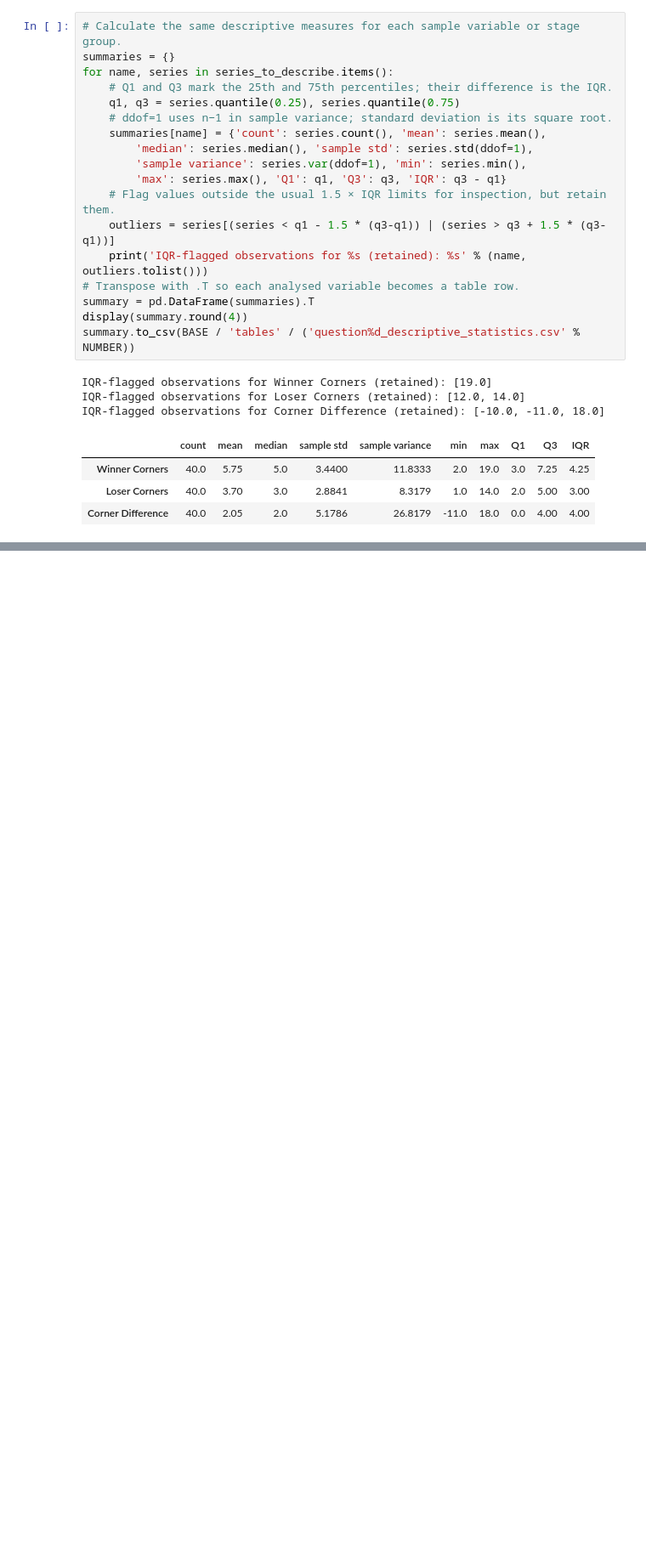
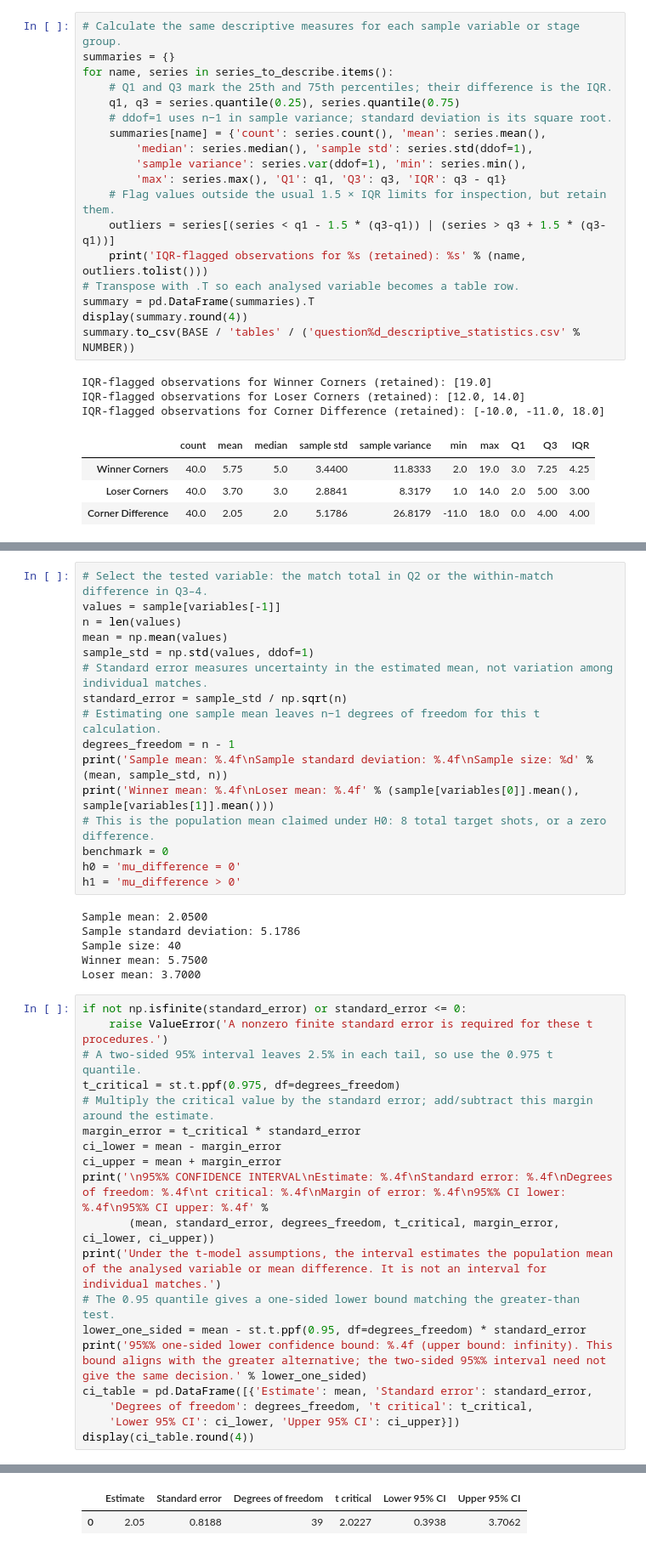
Before and after one commit to omarfaruk309/HIT140-FOUNDATIONS-OF-DATA-SCIENCE-Assessment2-WorldCup2026, a Jupyter notebook: questions/question3/visualisations/coding.ipynb, the cells around one changed output, grey strips where cells are left out. Shown at 85% size. Cells and saved outputs as stored; diff of their text form; blank space fills up the shorter version.

Commit message:
Complete Section 9: Calculate confidence interval

```diff
--- a/questions/question3/visualisations/coding.ipynb
+++ b/questions/question3/visualisations/coding.ipynb
@@ -376,0 +383,42 @@ IQR-flagged observations for Corner Difference (retained): [-10.0, -11.0, 18.0]
+# %%
+# Select the tested variable: the match total in Q2 or the within-match difference in Q3–4.
+values = sample[variables[-1]]
+n = len(values)
+mean = np.mean(values)
+sample_std = np.std(values, ddof=1)
+# Standard error measures uncertainty in the estimated mean, not variation among individual matches.
+standard_error = sample_std / np.sqrt(n)
+# Estimating one sample mean leaves n−1 degrees of freedom for this t calculation.
+degrees_freedom = n - 1
+print('Sample mean: %.4f\nSample standard deviation: %.4f\nSample size: %d' % (mean, sample_std, n))
+print('Winner mean: %.4f\nLoser mean: %.4f' % (sample[variables[0]].mean(), sample[variables[1]].mean()))
+# This is the population mean claimed under H0: 8 total target shots, or a zero difference.
+benchmark = 0
+h0 = 'mu_difference = 0'
+h1 = 'mu_difference > 0'
+# %% [output]
+Sample mean: 2.0500
+Sample standard deviation: 5.1786
+Sample size: 40
+Winner mean: 5.7500
+Loser mean: 3.7000
+# %%
+if not np.isfinite(standard_error) or standard_error <= 0:
+    raise ValueError('A nonzero finite standard error is required for these t procedures.')
+# A two-sided 95% interval leaves 2.5% in each tail, so use the 0.975 t quantile.
+t_critical = st.t.ppf(0.975, df=degrees_freedom)
+# Multiply the critical value by the standard error; add/subtract this margin around the estimate.
+margin_error = t_critical * standard_error
+ci_lower = mean - margin_error
+ci_upper = mean + margin_error
+print('\n95%% CONFIDENCE INTERVAL\nEstimate: %.4f\nStandard error: %.4f\nDegrees of freedom: %.4f\nt critical: %.4f\nMargin of error: %.4f\n95%% CI lower: %.4f\n95%% CI upper: %.4f' %
+       (mean, standard_error, degrees_freedom, t_critical, margin_error, ci_lower, ci_upper))
+print('Under the t-model assumptions, the interval estimates the population mean of the analysed variable or mean difference. It is not an interval for individual matches.')
+# The 0.95 quantile gives a one-sided lower bound matching the greater-than test.
+lower_one_sided = mean - st.t.ppf(0.95, df=degrees_freedom) * standard_error
+print('95%% one-sided lower confidence bound: %.4f (upper bound: infinity). This bound aligns with the greater alternative; the two-sided 95%% interval need not give the same decision.' % lower_one_sided)
+ci_table = pd.DataFrame([{'Estimate': mean, 'Standard error': standard_error,
+    'Degrees of freedom': degrees_freedom, 't critical': t_critical,
+    'Lower 95% CI': ci_lower, 'Upper 95% CI': ci_upper}])
+display(ci_table.round(4))
+# %% [output]
@@ -376,0 +435,2 @@ IQR-flagged observations for Corner Difference (retained): [-10.0, -11.0, 18.0]
+|  | Estimate | Standard error | Degrees of freedom | t critical | Lower 95% CI | Upper 95% CI |
+| 0 | 2.05 | 0.8188 | 39 | 2.0227 | 0.3938 | 3.7062 |
```
Also changed, not shown: parts of 2 cells of this notebook.
